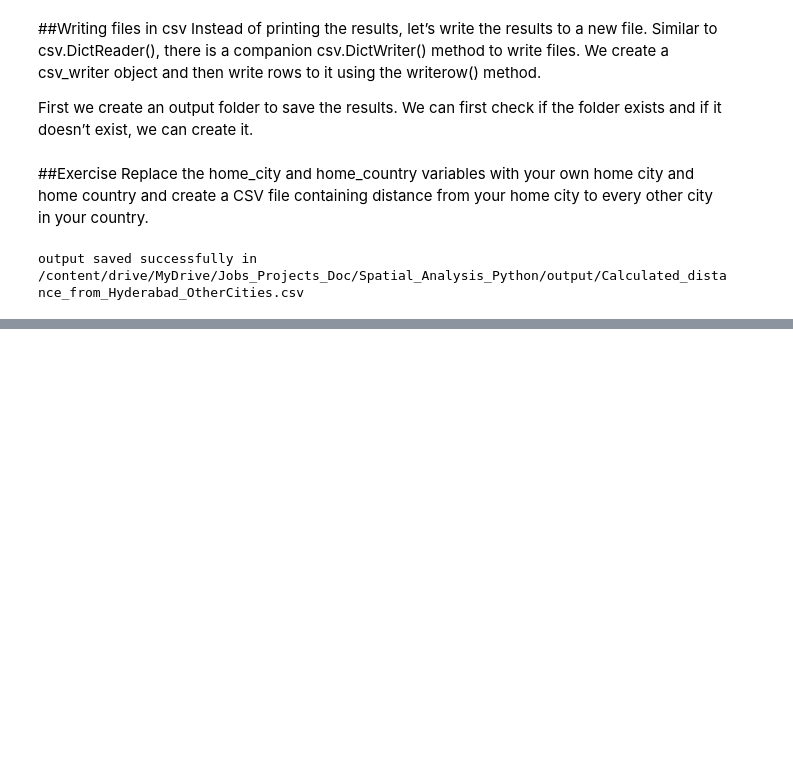
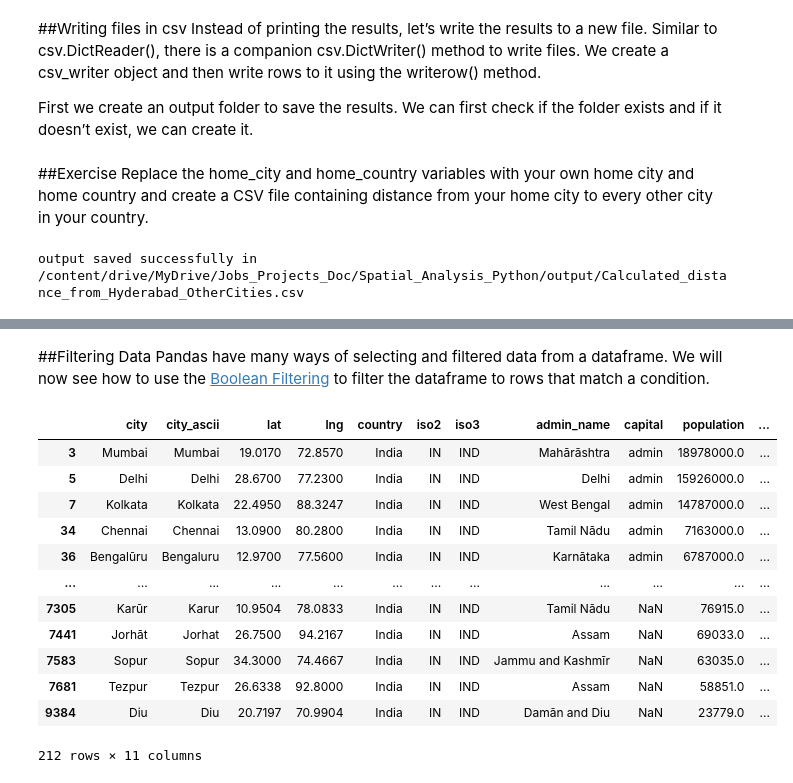
Before and after one commit to suchitra2020180/RS_GIS_Python, a Jupyter notebook: Python_Foundation_for_Spatial_Analysis.ipynb, the cells around one changed output, grey strips where cells are left out. Saved outputs shown, nothing was run; the diff lists cells and outputs as text; code cells hidden in the pictures; blank space fills up the shorter version.

```diff
--- a/Python_Foundation_for_Spatial_Analysis.ipynb
+++ b/Python_Foundation_for_Spatial_Analysis.ipynb
@@ -2205,0 +2281,21 @@ output saved successfully in /content/drive/MyDrive/Jobs_Projects_Doc/Spatial_An
+# %% [markdown]
+##Filtering Data
+Pandas have many ways of selecting and filtered data from a dataframe. We will now see how to use the [Boolean Filtering](https://pandas.pydata.org/pandas-docs/stable/user_guide/indexing.html#boolean-indexing) to filter the dataframe to rows that match a condition.
+# %%
+home_country='India'
+filtered=df[df['country']==home_country]
+filtered
+# %% [output]
+|  | city | city_ascii | lat | lng | country | iso2 | iso3 | admin_name | capital | population | ... |
+| 3 | Mumbai | Mumbai | 19.0170 | 72.8570 | India | IN | IND | Mahārāshtra | admin | 18978000.0 | ... |
+| 5 | Delhi | Delhi | 28.6700 | 77.2300 | India | IN | IND | Delhi | admin | 15926000.0 | ... |
+| 7 | Kolkata | Kolkata | 22.4950 | 88.3247 | India | IN | IND | West Bengal | admin | 14787000.0 | ... |
+| 34 | Chennai | Chennai | 13.0900 | 80.2800 | India | IN | IND | Tamil Nādu | admin | 7163000.0 | ... |
+| 36 | Bengalūru | Bengaluru | 12.9700 | 77.5600 | India | IN | IND | Karnātaka | admin | 6787000.0 | ... |
+| ... | ... | ... | ... | ... | ... | ... | ... | ... | ... | ... | ... |
+| 7305 | Karūr | Karur | 10.9504 | 78.0833 | India | IN | IND | Tamil Nādu | NaN | 76915.0 | ... |
+| 7441 | Jorhāt | Jorhat | 26.7500 | 94.2167 | India | IN | IND | Assam | NaN | 69033.0 | ... |
+| 7583 | Sopur | Sopur | 34.3000 | 74.4667 | India | IN | IND | Jammu and Kashmīr | NaN | 63035.0 | ... |
+| 7681 | Tezpur | Tezpur | 26.6338 | 92.8000 | India | IN | IND | Assam | NaN | 58851.0 | ... |
+| 9384 | Diu | Diu | 20.7197 | 70.9904 | India | IN | IND | Damān and Diu | NaN | 23779.0 | ... |
+212 rows × 11 columns
```
Also changed, not shown: parts of 34 cells of this notebook.
